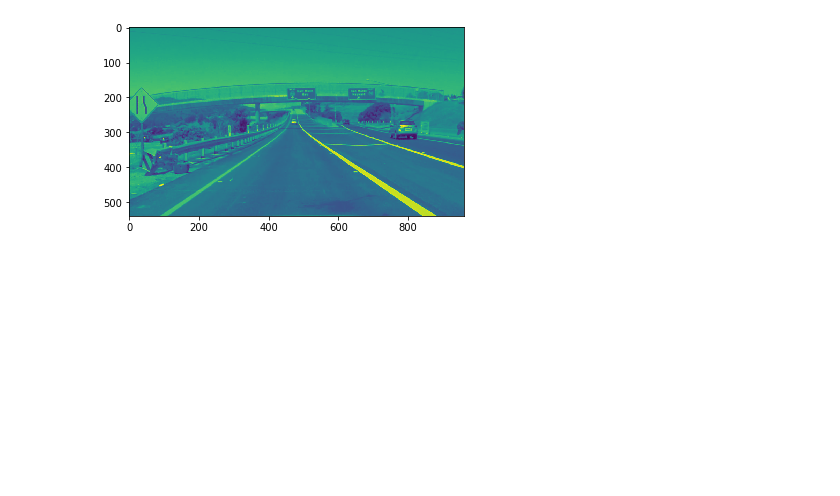
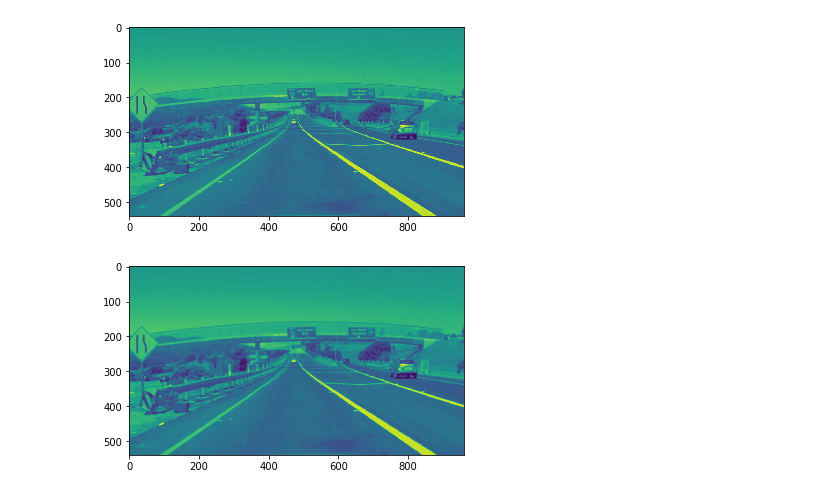
Before and after one commit to sarath054/self-driving-car-nano-degree, a Jupyter notebook: learn-t1-l2/l2.ipynb, the cells around one changed output. Drawn from its saved outputs; the diff is of its cells as text; code cells hidden in the pictures; blank space fills up the shorter version.

```diff
--- a/learn-t1-l2/l2.ipynb
+++ b/learn-t1-l2/l2.ipynb
@@ -106,3 +106,12 @@ plt.imshow(img_gray)
 plt.show()
 # %% [output]
 [figure]
+# %%
+# apply gaussian blur to the image
+kernel_size = 5
+img_blur = cv2.GaussianBlur(img_gray, (kernel_size, kernel_size), 0)
+
+plt.imshow(img_blur)
+plt.show()
+# %% [output]
+[figure, added]
```
Also changed, not shown: parts of 6 cells of this notebook.
